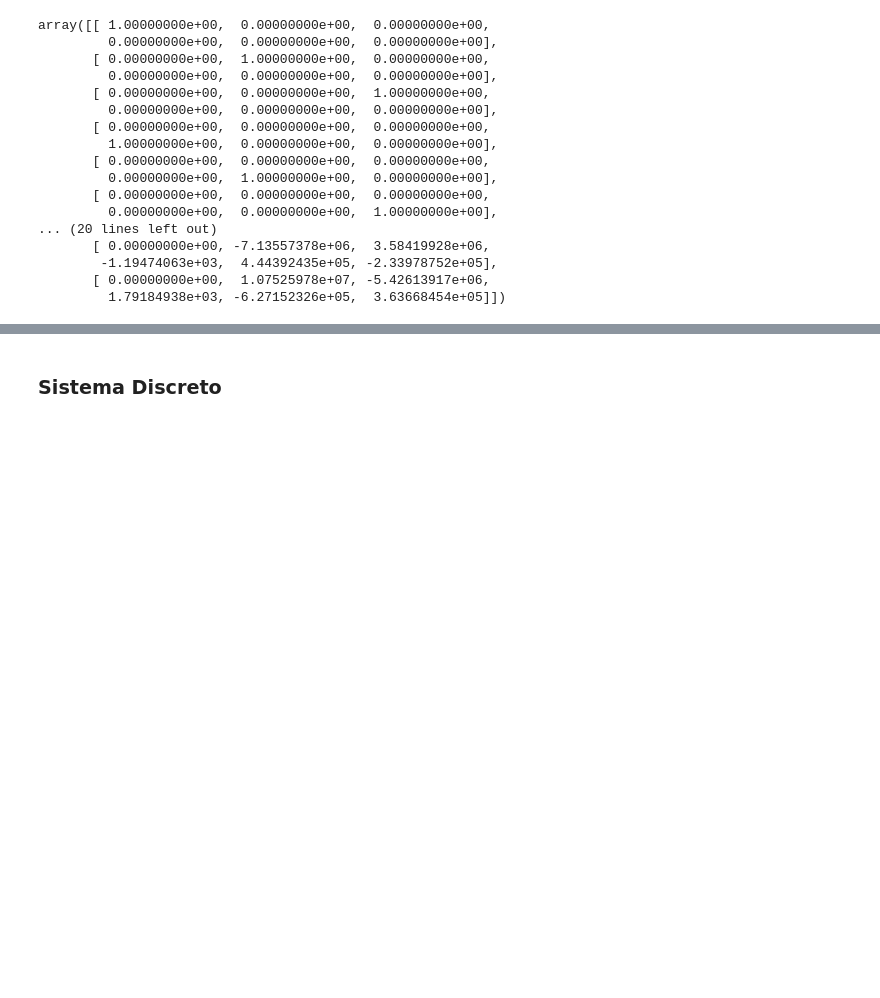
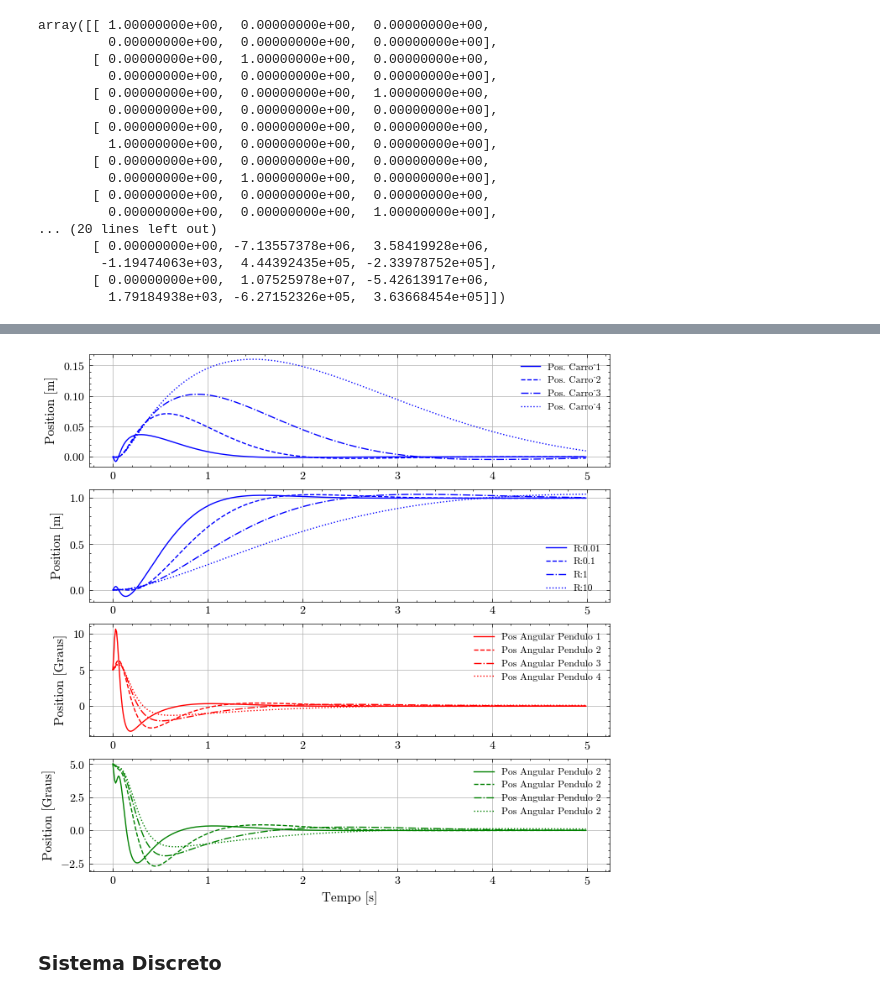
Before and after one commit to thebrendonbarbosa/Projeto_TCC_DPI_Thalyson, a Jupyter notebook: scripts/modelagem_sistema_duplo_pêndulo.ipynb, the cells around one changed output, grey strips where cells are left out. Saved outputs shown, nothing was run; the diff lists cells and outputs as text; code cells hidden in the pictures; blank space fills up the shorter version.

```diff
--- a/scripts/modelagem_sistema_duplo_pêndulo.ipynb
+++ b/scripts/modelagem_sistema_duplo_pêndulo.ipynb
@@ -771,5 +759,14 @@ Ts = 0.01
 t_c_mf = np.arange(0, 5, Ts)
 x0_c_mf = np.array([[0.0],[np.deg2rad(5)],[np.deg2rad(5)],[0],[0],[0]])
 
-t_cmf,y_cmf = ct.initial_response(sys_c_mf, t_c_mf, x0_c_mf) # resposta inicial
-#t_cmf, y_cmf =ct.step_response(sys_c_mf, t_c_mf, x0_c_mf)
+t_cmf_1,y_cmf_1 = ct.initial_response(sys_c_mf_1, t_c_mf, x0_c_mf) # resposta inicial
+t_cmf_2,y_cmf_2 = ct.initial_response(sys_c_mf_2, t_c_mf, x0_c_mf) # resposta inicial
+t_cmf_3,y_cmf_3 = ct.initial_response(sys_c_mf_3, t_c_mf, x0_c_mf) # resposta inicial
+t_cmf_4,y_cmf_4 = ct.initial_response(sys_c_mf_4, t_c_mf, x0_c_mf) # resposta inicial
+
+
+# TRacking
+t_cmf_1_t,y_cmf_1_t = ct.step_response(sys_c_mf_1_t, t_c_mf, x0_c_mf) # resposta degrau
+t_cmf_2_t,y_cmf_2_t = ct.step_response(sys_c_mf_2_t, t_c_mf, x0_c_mf) # resposta
+t_cmf_3_t,y_cmf_3_t = ct.step_response(sys_c_mf_3_t, t_c_mf, x0_c_mf) # resposta degrau
+t_cmf_4_t,y_cmf_4_t = ct.step_response(sys_c_mf_4_t, t_c_mf, x0_c_mf) # resposta
@@ -803,3 +773,49 @@ plt.show()
+# %%
+plt.figure(figsize=(8,8))
+# Plot the the input delta(t) and the outputs: psi(t) and Y(t)
+plt.subplot(4,1,1)
+plt.plot(t_cmf_1,y_cmf_1[0],'-b',linewidth=1,label='Pos. Carro_1')
+plt.plot(t_cmf_2,y_cmf_2[0],'--b',linewidth=1,label='Pos. Carro_2')
+plt.plot(t_cmf_3,y_cmf_3[0],'-.b',linewidth=1,label='Pos. Carro_3')
+plt.plot(t_cmf_4,y_cmf_4[0],':b',linewidth=1,label='Pos. Carro_4')
+##plt.xlabel('t-tempo [s]',fontsize=11)
+plt.ylabel('Position [m]',fontsize=11)
+plt.grid(True)
+plt.legend(loc='upper right',fontsize='small')
+
+plt.subplot(4,1,2)
+plt.plot(t_cmf_1_t,y_cmf_1_t[0][0],'-b',linewidth=1,label='R:0.01')
+plt.plot(t_cmf_2_t,y_cmf_2_t[0][0],'--b',linewidth=1,label='R:0.1')
+plt.plot(t_cmf_3_t,y_cmf_3_t[0][0],'-.b',linewidth=1,label='R:1')
+plt.plot(t_cmf_4_t,y_cmf_4_t[0][0],':b',linewidth=1,label='R:10')
+##plt.xlabel('t-tempo [s]',fontsize=11)
+plt.ylabel('Position [m]',fontsize=11)
+plt.grid(True)
+plt.legend(loc='lower right',fontsize='small')
+
+plt.subplot(4,1,3)
+plt.plot(t_cmf_1,y_cmf_1[1]*180/np.pi,'-r',linewidth=1,label='Pos Angular Pendulo 1')
+plt.plot(t_cmf_2,y_cmf_2[1]*180/np.pi,'--r',linewidth=1,label='Pos Angular Pendulo 2')
+plt.plot(t_cmf_3,y_cmf_3[1]*180/np.pi,'-.r',linewidth=1,label='Pos Angular Pendulo 3')
+plt.plot(t_cmf_4,y_cmf_4[1]*180/np.pi,':r',linewidth=1,label='Pos Angular Pendulo 4')
+#plt.xlabel('t-tempo [s]',fontsize=11)
+plt.ylabel('Position [Graus]',fontsize=11)
+plt.grid(True)
+plt.legend(loc='upper right',fontsize='small')
+
+plt.subplot(4,1,4)
+plt.plot(t_cmf_1,y_cmf_1[2]*180/np.pi,'-g',linewidth=1,label='Pos Angular Pendulo 2')
+plt.plot(t_cmf_2,y_cmf_2[2]*180/np.pi,'--g',linewidth=1,label='Pos Angular Pendulo 2')
+plt.plot(t_cmf_3,y_cmf_3[2]*180/np.pi,'-.g',linewidth=1,label='Pos Angular Pendulo 2')
+plt.plot(t_cmf_4,y_cmf_4[2]*180/np.pi,':g',linewidth=1,label='Pos Angular Pendulo 2')
+plt.xlabel('Tempo [s]',fontsize=11)
+plt.ylabel('Position [Graus]',fontsize=11)
+plt.grid(True)
+plt.legend(loc='upper right',fontsize='small')
+
+plt.show()
+# %% [output]
+[figure, added]
 # %% [markdown]
 ### Sistema Discreto
 # %%
```
Also changed, not shown: parts of 13 cells of this notebook, 18 other files.
